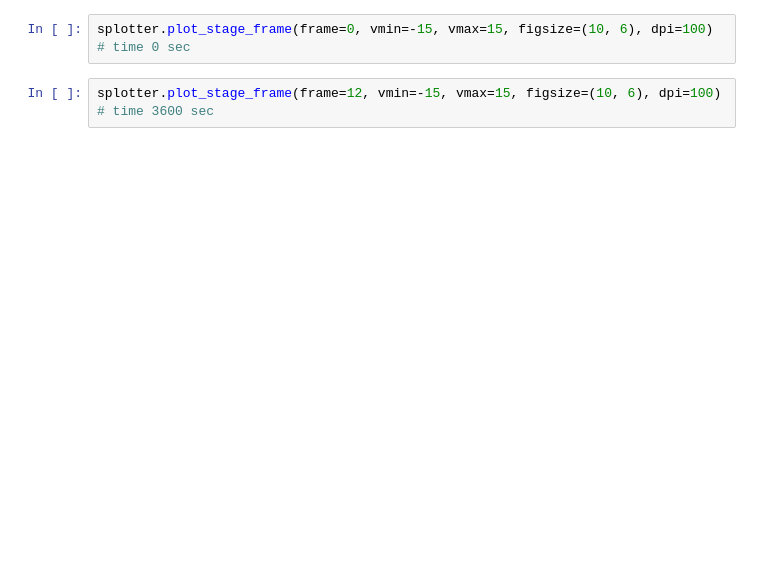
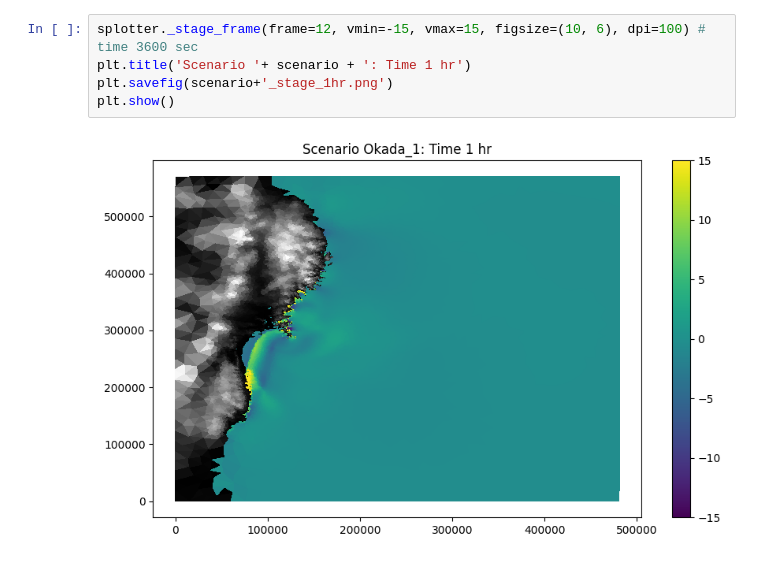
Before and after one commit to stoiver/Tohoku, a Jupyter notebook: notebook_plot_sww.ipynb, the cells around one changed output. Drawn from its saved outputs; the diff is of its cells as text; blank space fills up the shorter version.

Commit message:
updated plot_sww

```diff
--- a/notebook_plot_sww.ipynb
+++ b/notebook_plot_sww.ipynb
@@ -32,4 +45,7 @@ splotter = anuga.SWW_plotter(swwfile)
 # %%
-splotter.plot_stage_frame(frame=0, vmin=-15, vmax=15, figsize=(10, 6), dpi=100) # time 0 sec
+splotter._stage_frame(frame=12, vmin=-15, vmax=15, figsize=(10, 6), dpi=100) # time 3600 sec
+plt.title('Scenario '+ scenario + ': Time 1 hr')
+plt.savefig(scenario+'_stage_1hr.png')
+plt.show()
+# %% [output]
+[figure, added]
-# %%
-splotter.plot_stage_frame(frame=12, vmin=-15, vmax=15, figsize=(10, 6), dpi=100) # time 3600 sec
```
Also changed, not shown: parts of 9 cells of this notebook, 1 other file.
